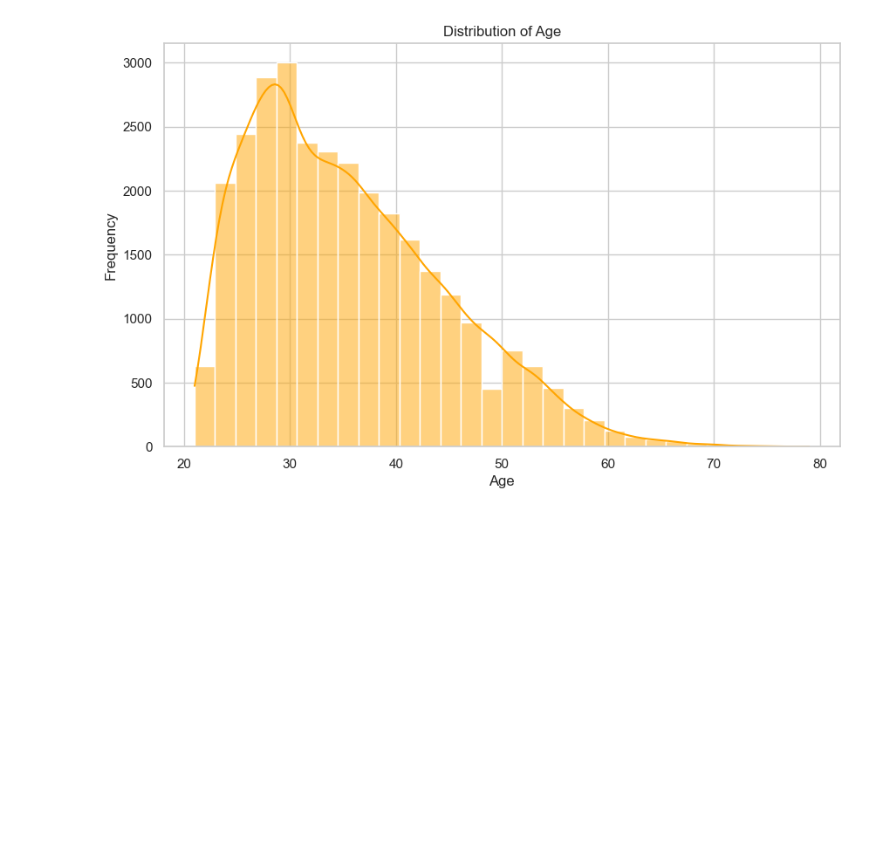
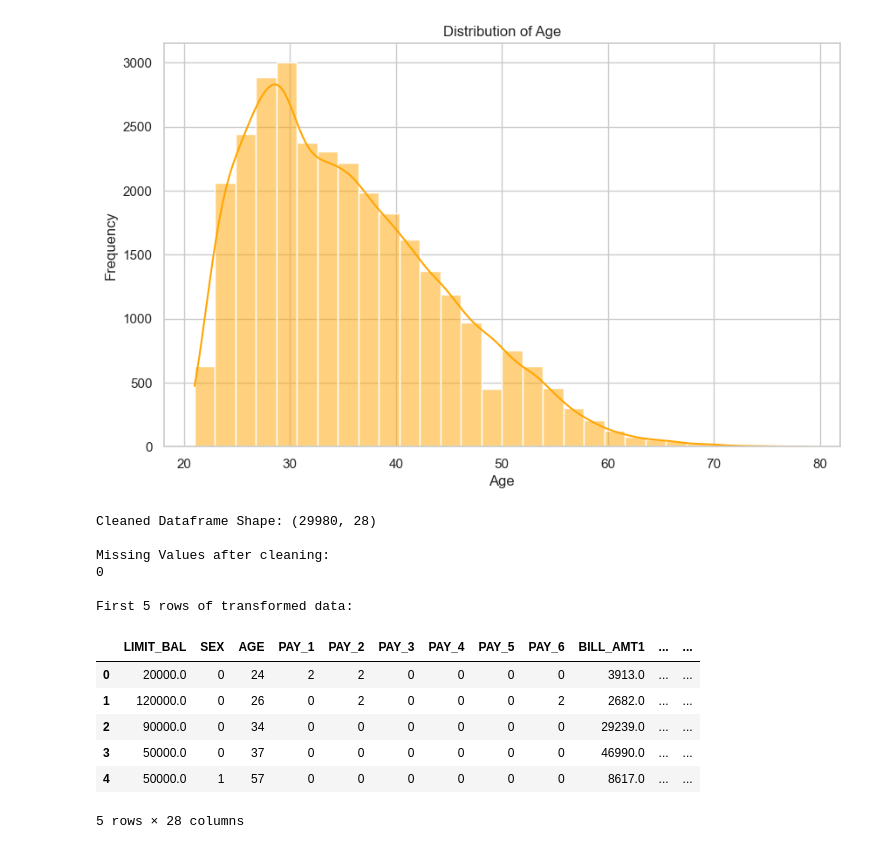
Before and after one commit to IIxoskeletonII/Data-Science-in-Action-Homework, a Jupyter notebook: Homework2/Homework2_Credit_Card_Default.ipynb, the cells around one changed output. Cells and saved outputs as stored; diff of their text form; code cells hidden in the pictures; blank space fills up the shorter version.

```diff
--- a/Homework2/Homework2_Credit_Card_Default.ipynb
+++ b/Homework2/Homework2_Credit_Card_Default.ipynb
@@ -124,3 +125,66 @@ Passing `palette` without assigning `hue` is deprecated and will be removed in v
 [figure]
 [figure]
 [figure]
+# %%
+
+#1. create a copy to avoid SettingWithCopyWarning
+df_clean = df.copy()
+
+#2. handle Missing Target Values
+#we cannot use data without a label for training/testing, so we drop these rows
+df_clean = df_clean.dropna(subset=['default.payment.next.month'])
+
+#3. impute Missing Numerical Values
+#'BILL_AMT1' through 'BILL_AMT6' have 150 missing values each.
+#we fill these with the median to be robust against outliers seen in the statistics
+bill_cols = ['BILL_AMT1', 'BILL_AMT2', 'BILL_AMT3', 'BILL_AMT4', 'BILL_AMT5', 'BILL_AMT6']
+for col in bill_cols:
+    df_clean[col] = df_clean[col].fillna(df_clean[col].median())
+
+#4. impute Missing Categorical Values
+#'EDUCATION' and 'MARRIAGE' have small amounts of missing data. We fill with the mode (most frequent value).
+cols_to_fill_mode = ['EDUCATION', 'MARRIAGE']
+for col in cols_to_fill_mode:
+    df_clean[col] = df_clean[col].fillna(df_clean[col].mode()[0])
+
+#5. encode Categorical Variables
+#binary Encoding for SEX
+df_clean['SEX'] = df_clean['SEX'].map({'female': 0, 'male': 1})
+
+#One-Hot Encoding for 'EDUCATION' and 'MARRIAGE'
+#this converts categories into binary columns (e.g., EDUCATION_university: 0 or 1)
+#drop_first=True is used to avoid multicollinearity (dummy variable trap)
+#added dtype=int to ensure columns are created as integers (0/1) instead of booleans
+df_clean = pd.get_dummies(df_clean, columns=['EDUCATION', 'MARRIAGE'], drop_first=True, dtype=int)
+
+#6. Final Cleanup
+#drop the 'ID' column as it is an identifier, not a feature
+if 'ID' in df_clean.columns:
+    df_clean = df_clean.drop('ID', axis=1)
+
+#rename the target column to something shorter and clearer
+df_clean.rename(columns={'default.payment.next.month': 'Default'}, inplace=True)
+
+#ensure the target is an integer (it was float due to NaNs previously)
+df_clean['Default'] = df_clean['Default'].astype(int)
+
+#verify the cleaning
+print("Cleaned Dataframe Shape:", df_clean.shape)
+print("\nMissing Values after cleaning:")
+print(df_clean.isnull().sum().sum())
+print("\nFirst 5 rows of transformed data:")
+display(df_clean.head())
+# %% [output]
+Cleaned Dataframe Shape: (29980, 28)
+
+Missing Values after cleaning:
+0
+
+First 5 rows of transformed data:
+|  | LIMIT_BAL | SEX | AGE | PAY_1 | PAY_2 | PAY_3 | PAY_4 | PAY_5 | PAY_6 | BILL_AMT1 | ... | ... |
+| 0 | 20000.0 | 0 | 24 | 2 | 2 | 0 | 0 | 0 | 0 | 3913.0 | ... | ... |
+| 1 | 120000.0 | 0 | 26 | 0 | 2 | 0 | 0 | 0 | 2 | 2682.0 | ... | ... |
+| 2 | 90000.0 | 0 | 34 | 0 | 0 | 0 | 0 | 0 | 0 | 29239.0 | ... | ... |
+| 3 | 50000.0 | 0 | 37 | 0 | 0 | 0 | 0 | 0 | 0 | 46990.0 | ... | ... |
+| 4 | 50000.0 | 1 | 57 | 0 | 0 | 0 | 0 | 0 | 0 | 8617.0 | ... | ... |
+5 rows × 28 columns
```
Also changed, not shown: parts of 5 cells of this notebook.
